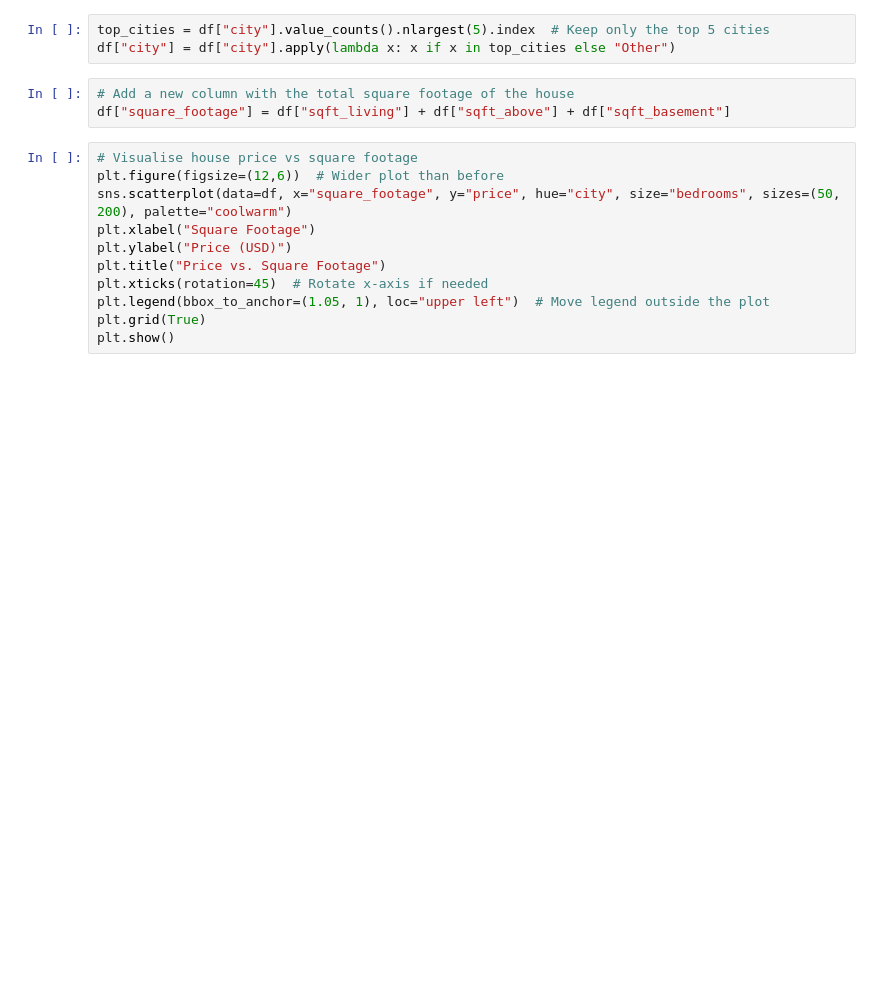
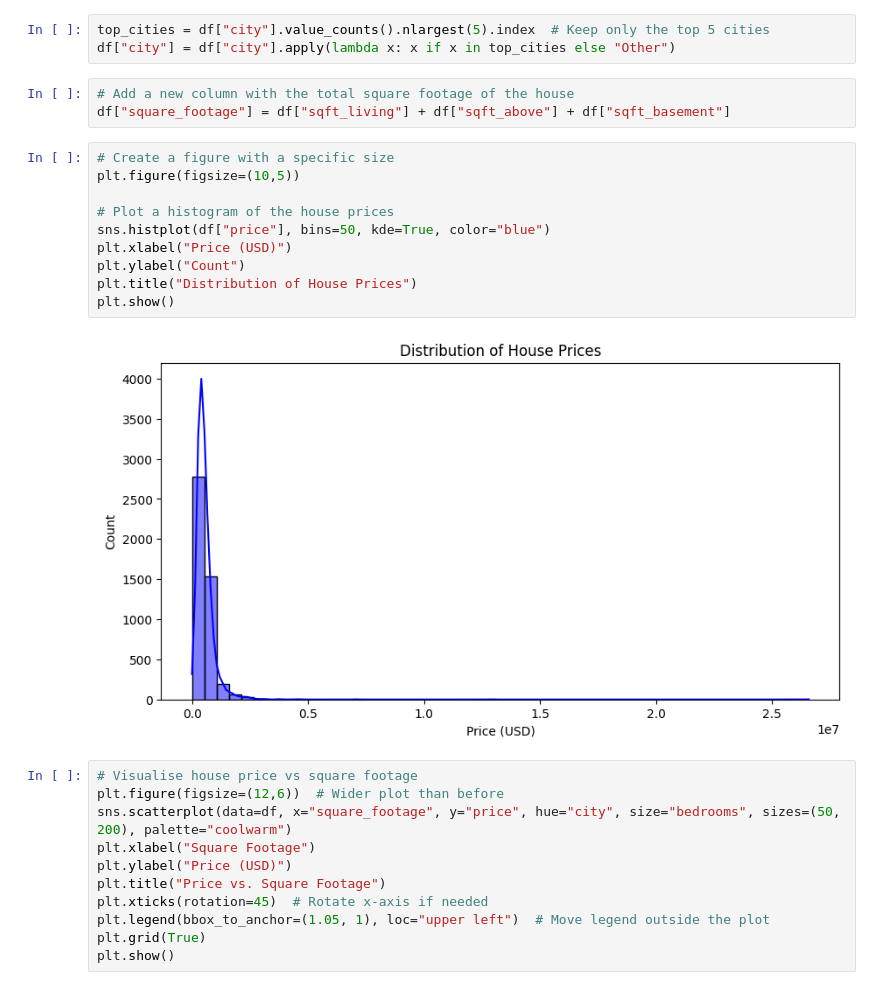
Before and after one commit to t0m0h1/Data-Science-Projects, a Jupyter notebook: house_price.ipynb, the cells around one changed output. Drawn from its saved outputs; the diff is of its cells as text; blank space fills up the shorter version.

Commit message:
distrobution of house prices

```diff
--- a/house_price.ipynb
+++ b/house_price.ipynb
@@ -88,6 +66,18 @@ df["city"] = df["city"].apply(lambda x: x if x in top_cities else "Other")
 # %%
 # Add a new column with the total square footage of the house
 df["square_footage"] = df["sqft_living"] + df["sqft_above"] + df["sqft_basement"]
+# %%
+# Create a figure with a specific size
+plt.figure(figsize=(10,5))
+
+# Plot a histogram of the house prices
+sns.histplot(df["price"], bins=50, kde=True, color="blue")
+plt.xlabel("Price (USD)")
+plt.ylabel("Count")
+plt.title("Distribution of House Prices")
+plt.show()
+# %% [output]
+[figure, added]
 # %%
 # Visualise house price vs square footage
 plt.figure(figsize=(12,6))  # Wider plot than before
```
Also changed, not shown: parts of 1 cell of this notebook.
